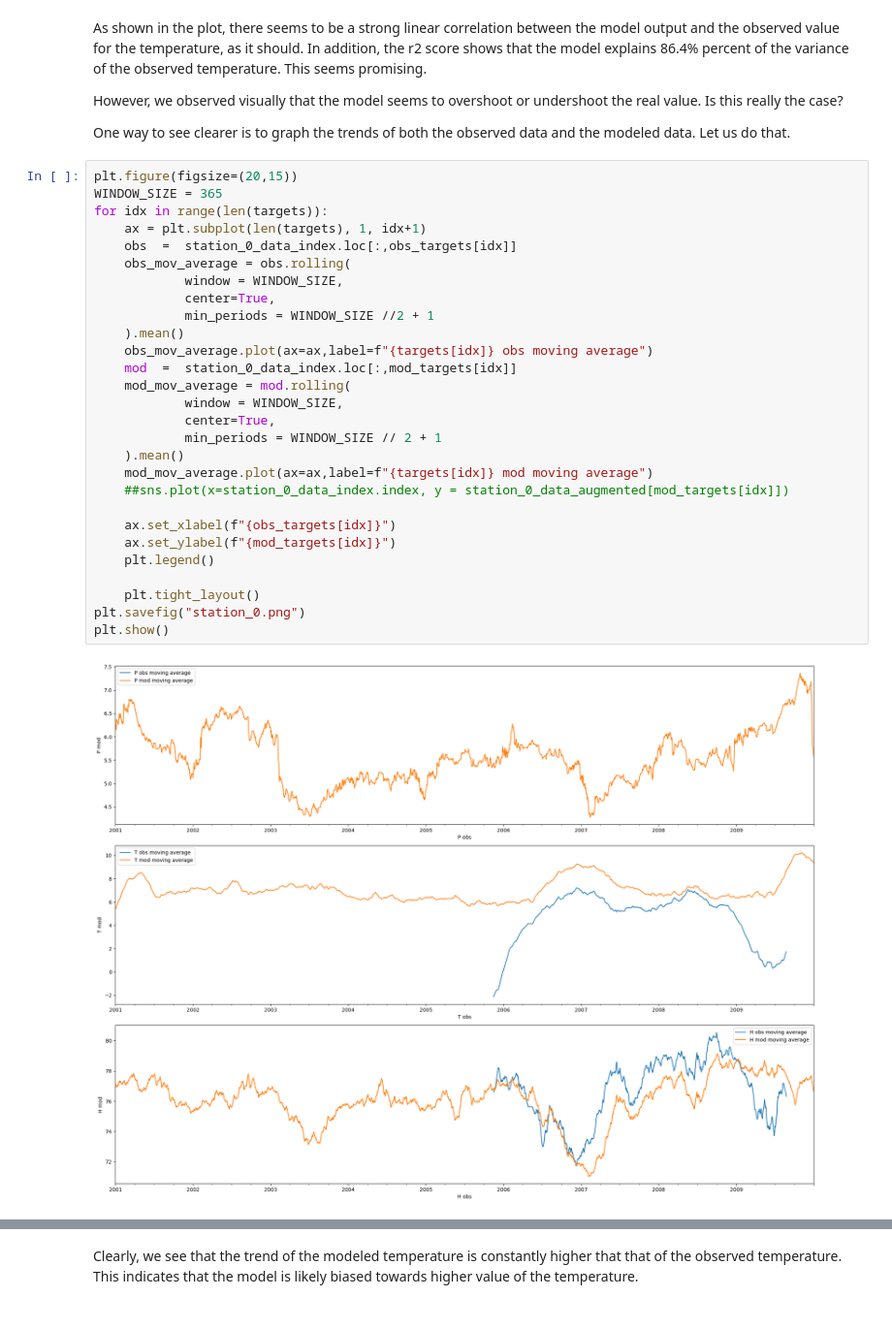
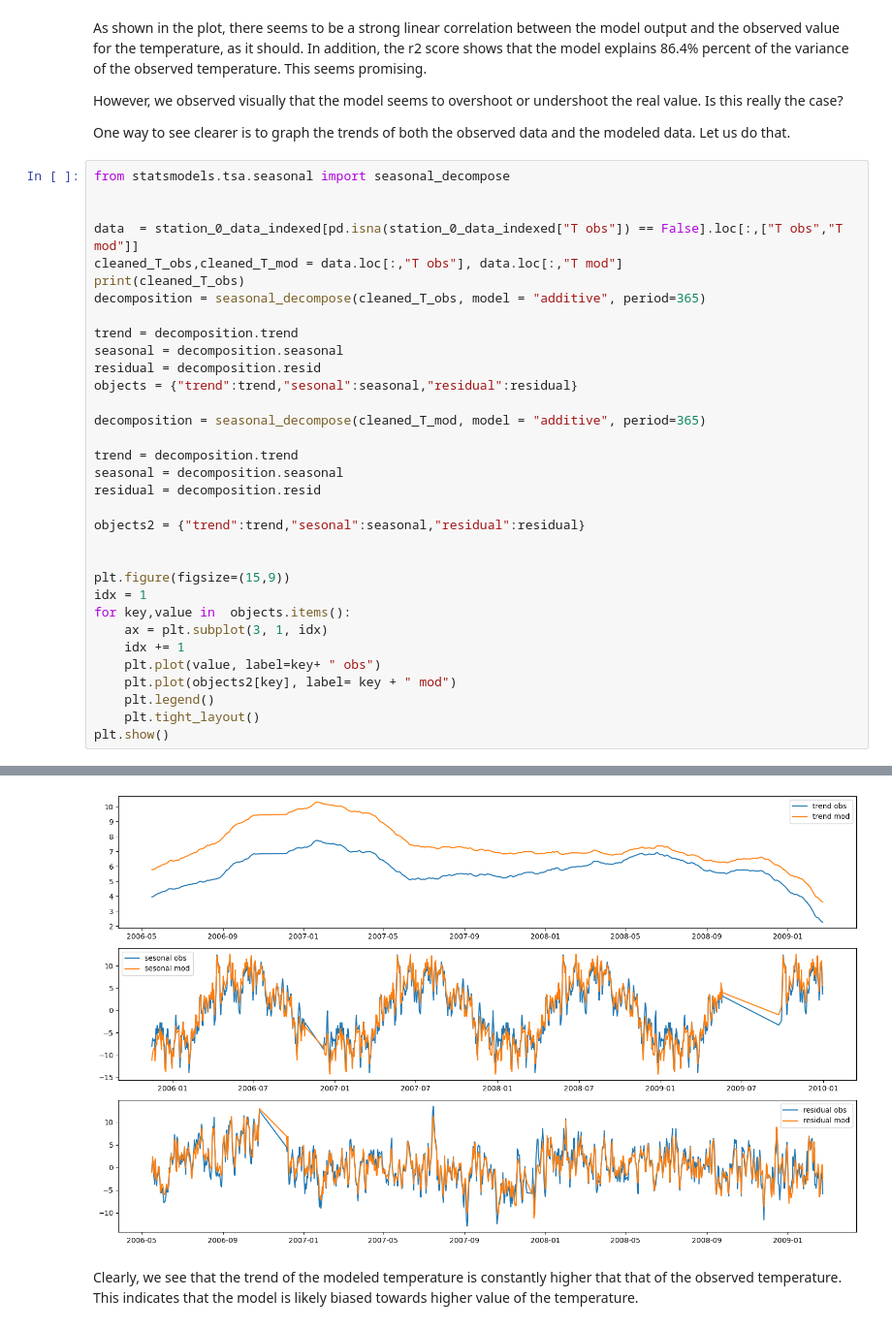
Before and after one commit to AIEnthousiast/Bias_Correction_Model, a Jupyter notebook: MasterNotebook.ipynb, the cells around one changed output, grey strips where cells are left out. Shown at 97% size. Cells and saved outputs as stored; diff of their text form.

Commit message:
Residuals + more visualization

```diff
--- a/MasterNotebook.ipynb
+++ b/MasterNotebook.ipynb
@@ -121,33 +127,37 @@ In addition, the r2 score shows that the model explains 86.4% percent of the var
 However, we observed visually that the model seems to overshoot or undershoot the real value. Is this really the case?
 
 One way to see clearer is to graph the trends of both the observed data and the modeled data. Let us do that.
-# %%
-plt.figure(figsize=(20,15))
-WINDOW_SIZE = 365
-for idx in range(len(targets)):
-    ax = plt.subplot(len(targets), 1, idx+1)
-    obs  =  station_0_data_index.loc[:,obs_targets[idx]]
-    obs_mov_average = obs.rolling(
-            window = WINDOW_SIZE,
-            center=True,
-            min_periods = WINDOW_SIZE //2 + 1
-    ).mean()
-    obs_mov_average.plot(ax=ax,label=f"{targets[idx]} obs moving average")
-    mod  =  station_0_data_index.loc[:,mod_targets[idx]]
-    mod_mov_average = mod.rolling(
-            window = WINDOW_SIZE,
-            center=True,
-            min_periods = WINDOW_SIZE // 2 + 1
-    ).mean()
-    mod_mov_average.plot(ax=ax,label=f"{targets[idx]} mod moving average")
-    ##sns.plot(x=station_0_data_index.index, y = station_0_data_augmented[mod_targets[idx]])
-
-    ax.set_xlabel(f"{obs_targets[idx]}")
-    ax.set_ylabel(f"{mod_targets[idx]}")
-    plt.legend()
-
-    plt.tight_layout()
-plt.savefig("station_0.png")
-plt.show()
-# %% [output]
-[figure, removed]
+# %%
+from statsmodels.tsa.seasonal import seasonal_decompose
+
+
+data  = station_0_data_indexed[pd.isna(station_0_data_indexed["T obs"]) == False].loc[:,["T obs","T mod"]]
+cleaned_T_obs,cleaned_T_mod = data.loc[:,"T obs"], data.loc[:,"T mod"]
+print(cleaned_T_obs)
+decomposition = seasonal_decompose(cleaned_T_obs, model = "additive", period=365)
+
+trend = decomposition.trend
+seasonal = decomposition.seasonal
+residual = decomposition.resid
+objects = {"trend":trend,"sesonal":seasonal,"residual":residual}
+
+decomposition = seasonal_decompose(cleaned_T_mod, model = "additive", period=365)
+
+trend = decomposition.trend
+seasonal = decomposition.seasonal
+residual = decomposition.resid
+
+objects2 = {"trend":trend,"sesonal":seasonal,"residual":residual}
+
+
+plt.figure(figsize=(15,9))
+idx = 1
+for key,value in  objects.items():
+    ax = plt.subplot(3, 1, idx)
+    idx += 1
+    plt.plot(value, label=key+ " obs")
+    plt.plot(objects2[key], label= key + " mod")
+    plt.legend()
+    plt.tight_layout()
+plt.show()
+# %% [output]
@@ -154,3 +177,4 @@ plt.show()
+[figure, added]
 # %% [markdown]
 Clearly, we see that the trend of the modeled temperature is constantly higher that that of the observed temperature. This indicates that the model is likely biased towards higher value of the temperature.
 # %% [markdown]
```
Also changed, not shown: parts of 17 cells of this notebook, 1 other file.
